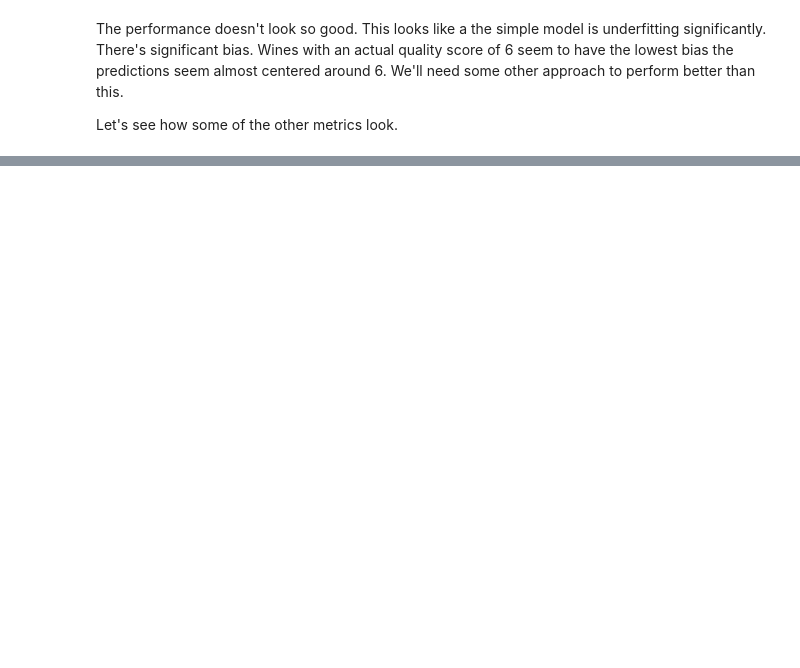
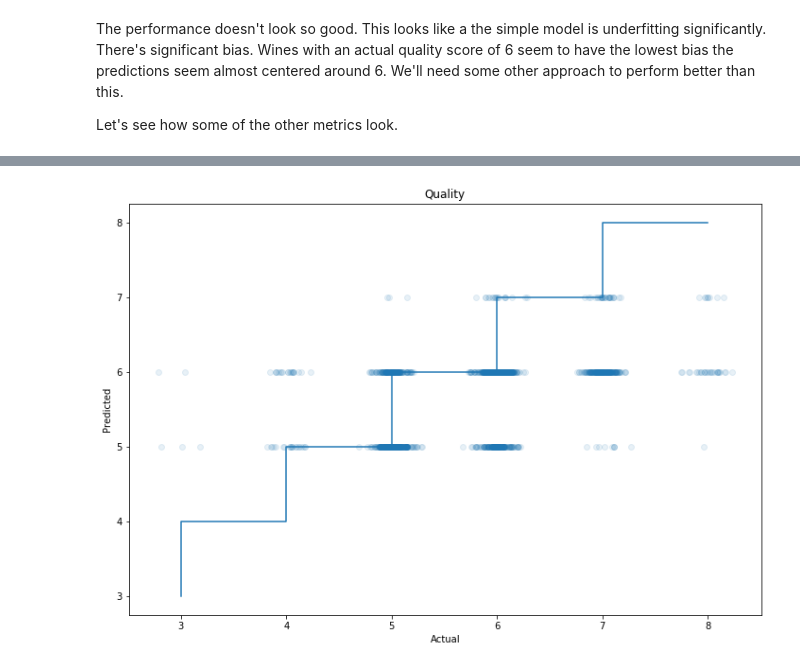
Before and after one commit to jeffkoskulics/Springboard, a Jupyter notebook: Capstone2/notebooks/Modelling.ipynb, the cells around one changed output, grey strips where cells are left out. Drawn from its saved outputs; the diff is of its cells as text; code cells hidden in the pictures; blank space fills up the shorter version.

```diff
--- a/Capstone2/notebooks/Modelling.ipynb
+++ b/Capstone2/notebooks/Modelling.ipynb
@@ -117,0 +142,4 @@ Let's see how some of the other metrics look.
+# %%
+class_scatter()
+# %% [output]
+[figure, added]
```
Also changed, not shown: parts of 23 cells of this notebook.
